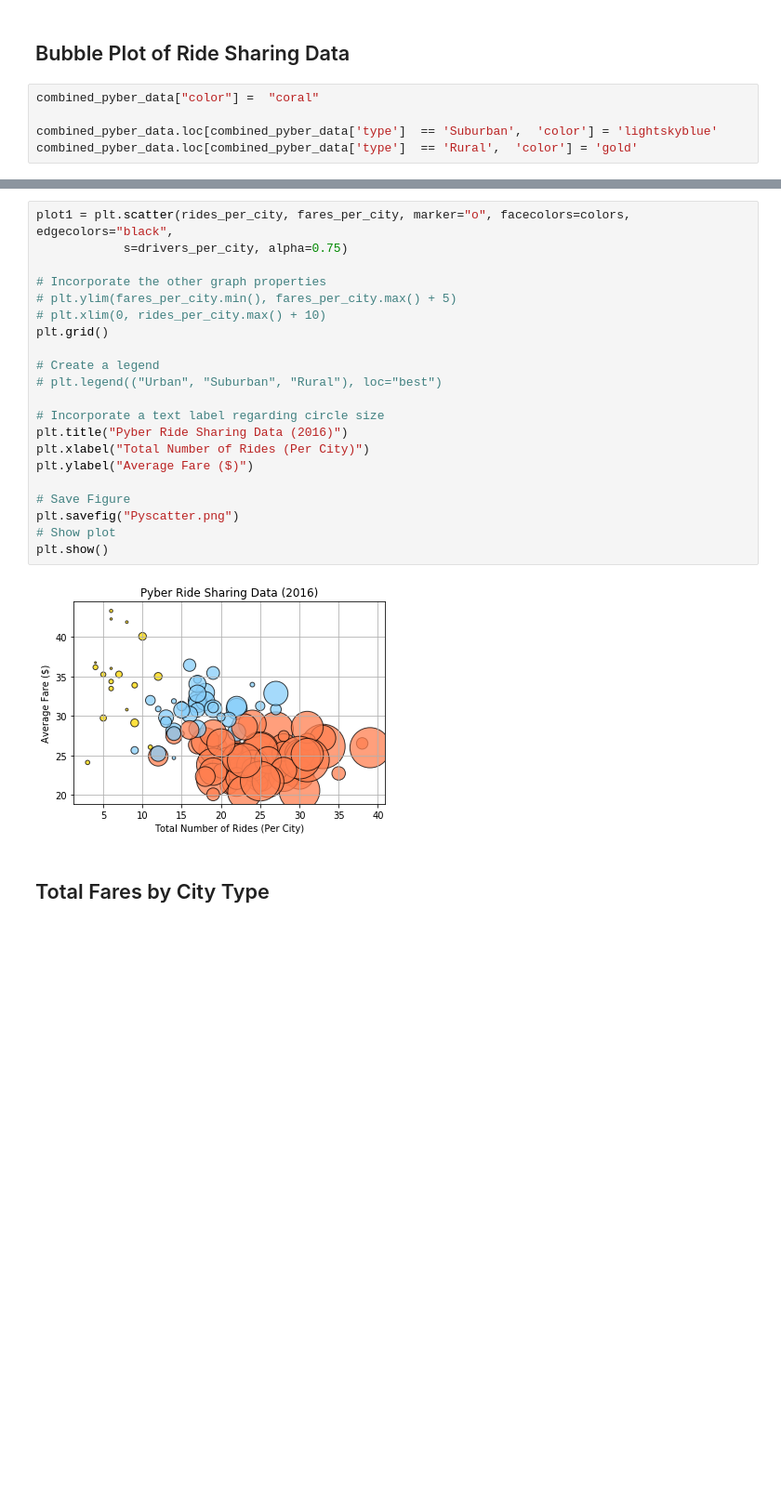
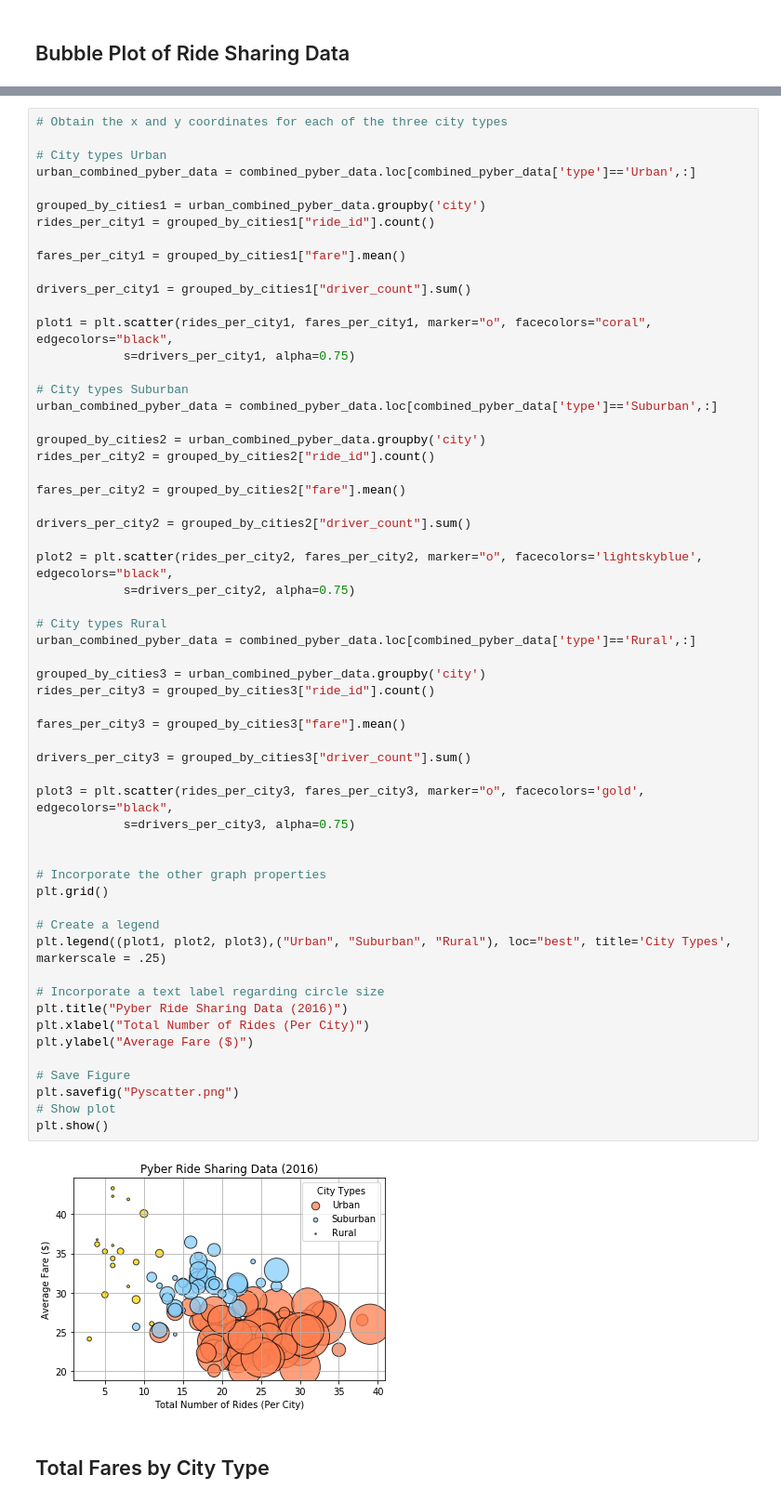
Before and after one commit to mosal2000/Pyber, a Jupyter notebook: pyber.ipynb, the cells around one changed output, grey strips where cells are left out. Shown at 93% size. Drawn from its saved outputs; the diff is of its cells as text; blank space fills up the shorter version.

```diff
--- a/pyber.ipynb
+++ b/pyber.ipynb
@@ -28,8 +28,3 @@ combined_pyber_data.head()
 | 4 | Lake Jonathanshire | 2018-01-02 14:14:50 | 13.89 | 424254840012 | 5 | Urban |
 # %% [markdown]
 ## Bubble Plot of Ride Sharing Data
-# %%
-combined_pyber_data["color"] =  "coral"
-
-combined_pyber_data.loc[combined_pyber_data['type']  == 'Suburban',  'color'] = 'lightskyblue'
-combined_pyber_data.loc[combined_pyber_data['type']  == 'Rural',  'color'] = 'gold'
@@ -48,26 +31,63 @@ colors = [color[0] for color in colors_list]
 # %%
-plot1 = plt.scatter(rides_per_city, fares_per_city, marker="o", facecolors=colors, edgecolors="black",
-            s=drivers_per_city, alpha=0.75)
+# Obtain the x and y coordinates for each of the three city types
+
+# City types Urban
+urban_combined_pyber_data = combined_pyber_data.loc[combined_pyber_data['type']=='Urban',:]
+
+grouped_by_cities1 = urban_combined_pyber_data.groupby('city')
+rides_per_city1 = grouped_by_cities1["ride_id"].count()
+
+fares_per_city1 = grouped_by_cities1["fare"].mean()
+
+drivers_per_city1 = grouped_by_cities1["driver_count"].sum()
+
+plot1 = plt.scatter(rides_per_city1, fares_per_city1, marker="o", facecolors="coral", edgecolors="black",
+            s=drivers_per_city1, alpha=0.75)
+
+# City types Suburban
+urban_combined_pyber_data = combined_pyber_data.loc[combined_pyber_data['type']=='Suburban',:]
+
+grouped_by_cities2 = urban_combined_pyber_data.groupby('city')
+rides_per_city2 = grouped_by_cities2["ride_id"].count()
+
+fares_per_city2 = grouped_by_cities2["fare"].mean()
+
+drivers_per_city2 = grouped_by_cities2["driver_count"].sum()
+
+plot2 = plt.scatter(rides_per_city2, fares_per_city2, marker="o", facecolors='lightskyblue', edgecolors="black",
+            s=drivers_per_city2, alpha=0.75)
+
+# City types Rural
+urban_combined_pyber_data = combined_pyber_data.loc[combined_pyber_data['type']=='Rural',:]
+
+grouped_by_cities3 = urban_combined_pyber_data.groupby('city')
+rides_per_city3 = grouped_by_cities3["ride_id"].count()
+
+fares_per_city3 = grouped_by_cities3["fare"].mean()
+
+drivers_per_city3 = grouped_by_cities3["driver_count"].sum()
+
+plot3 = plt.scatter(rides_per_city3, fares_per_city3, marker="o", facecolors='gold', edgecolors="black",
+            s=drivers_per_city3, alpha=0.75)
+
 
 # Incorporate the other graph properties
-# plt.ylim(fares_per_city.min(), fares_per_city.max() + 5)
-# plt.xlim(0, rides_per_city.max() + 10)
 plt.grid()
 
 # Create a legend
-# plt.legend(("Urban", "Suburban", "Rural"), loc="best")
+plt.legend((plot1, plot2, plot3),("Urban", "Suburban", "Rural"), loc="best", title='City Types', markerscale = .25)
 
 # Incorporate a text label regarding circle size
 plt.title("Pyber Ride Sharing Data (2016)")
 plt.xlabel("Total Number of Rides (Per City)")
 plt.ylabel("Average Fare ($)")
 
 # Save Figure
 plt.savefig("Pyscatter.png")
 # Show plot
 plt.show()
 # %% [output]
-[figure, old version]
+[figure, new version]
 # %% [markdown]
 ## Total Fares by City Type
 # %%
```
Also changed, not shown: parts of 3 cells of this notebook.
